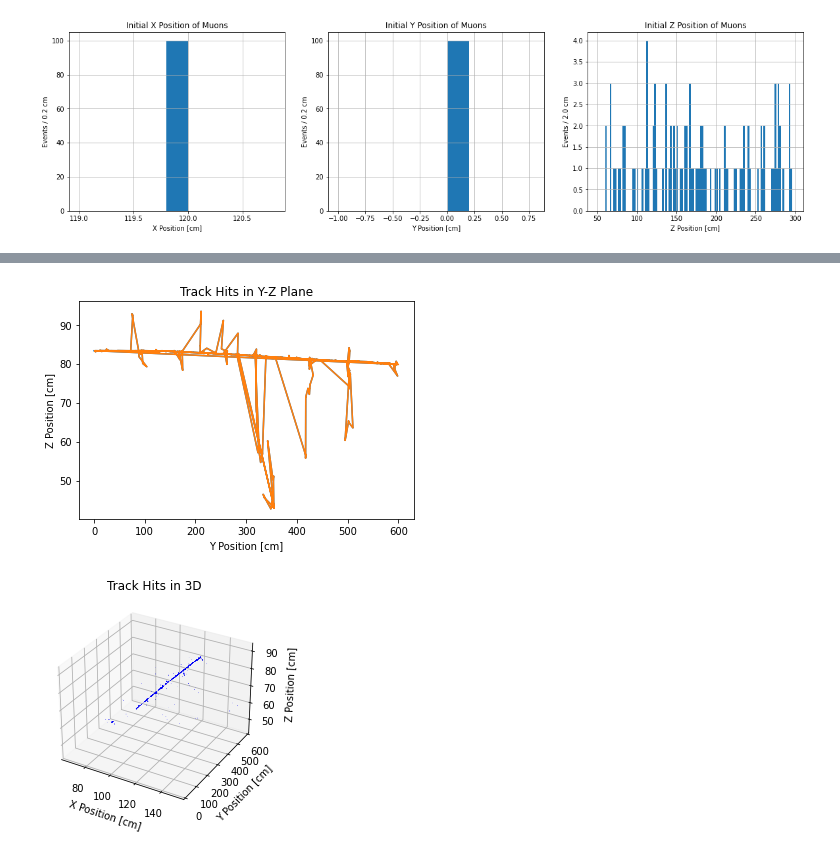
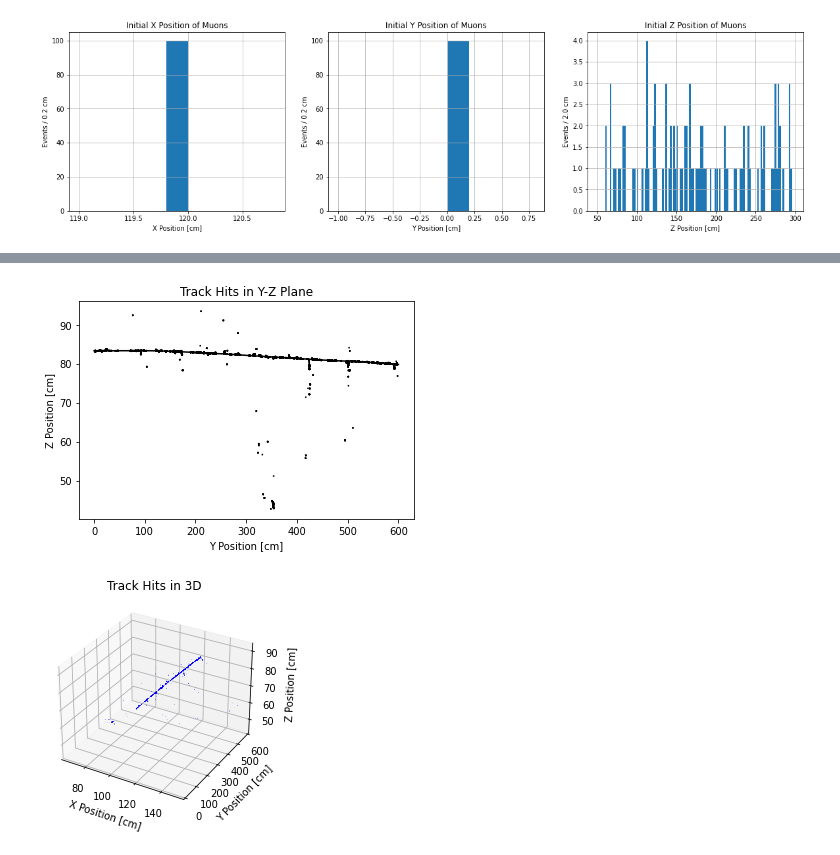
Before and after one commit to Eikenbcr/DUNE, a Jupyter notebook: Warmup/PyMacros/Warmup_Pandas.ipynb, the cells around one changed output, grey strips where cells are left out. Saved outputs shown, nothing was run; the diff lists cells and outputs as text; code cells hidden in the pictures.

```diff
--- a/Warmup/PyMacros/Warmup_Pandas.ipynb
+++ b/Warmup/PyMacros/Warmup_Pandas.ipynb
@@ -34,7 +34,8 @@ plt.savefig('Muon_Positions.png', dpi=1200)
 [figure]
 # %%
 fig = plt.figure()
-plt.plot(event0_g4_df.xi, event0_g4_df.yi, event0_g4_df.xf, event0_g4_df.yf)
+for idx,row in event0_g4_df.iterrows():
+    plt.plot([row.xi, row.xf], [row.yi, row.yf], 'k-')
 plt.title("Track Hits in X-Y Plane")
 plt.xlabel("X Position [cm]")
 plt.ylabel("Y Position [cm]")
@@ -44,6 +45,7 @@ plt.savefig('HitTracks_XY.png', dpi=1200)
 # %%
 fig = plt.figure()
-plt.plot(event0_g4_df.xi,event0_g4_df.zi, event0_g4_df.xf, event0_g4_df.zf)
+for idx,row in event0_g4_df.iterrows():
+    plt.plot([row.xi, row.xf], [row.zi, row.zf], 'k-')
 plt.title("Track Hits in X-Z Plane")
 plt.xlabel("X Position [cm]")
 plt.ylabel("Z Position [cm]")
@@ -53,12 +55,13 @@ plt.savefig('HitTracks_XZ.png', dpi=1200)
 # %%
 fig = plt.figure()
-plt.plot(event0_g4_df.yi, event0_g4_df.zi, event0_g4_df.yf, event0_g4_df.zf)
+for idx,row in event0_g4_df.iterrows():
+    plt.plot([row.yi, row.yf], [row.zi, row.zf], 'k-')
 plt.title("Track Hits in Y-Z Plane")
 plt.xlabel("Y Position [cm]")
 plt.ylabel("Z Position [cm]")
 plt.savefig('HitTracks_YZ.png', dpi=1200)
 # %% [output]
-[figure, old version]
+[figure, new version]
 # %%
 xi_0= event0_g4_df.xi
 xf_0= event0_g4_df.xf
```
Also changed, not shown: parts of 7 cells of this notebook, 3 other files.
